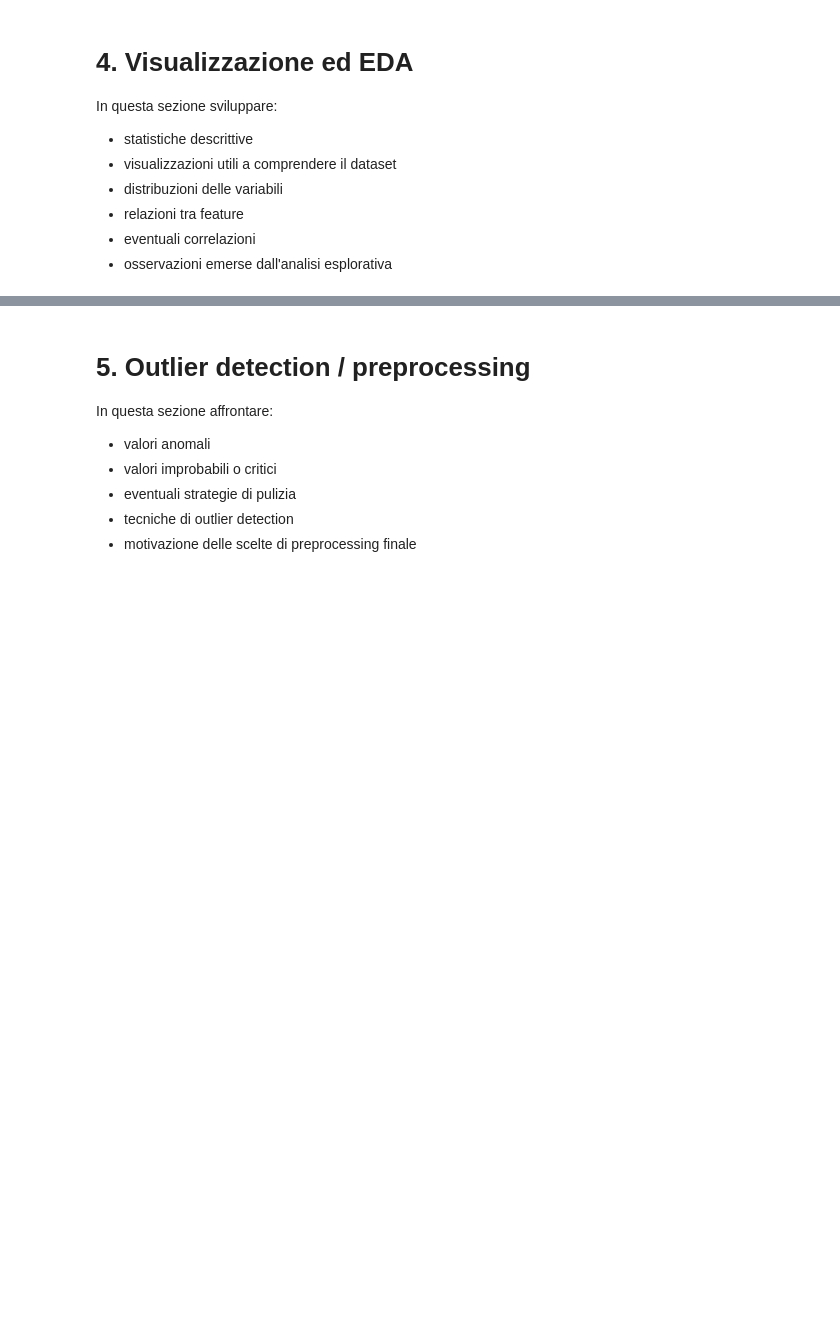
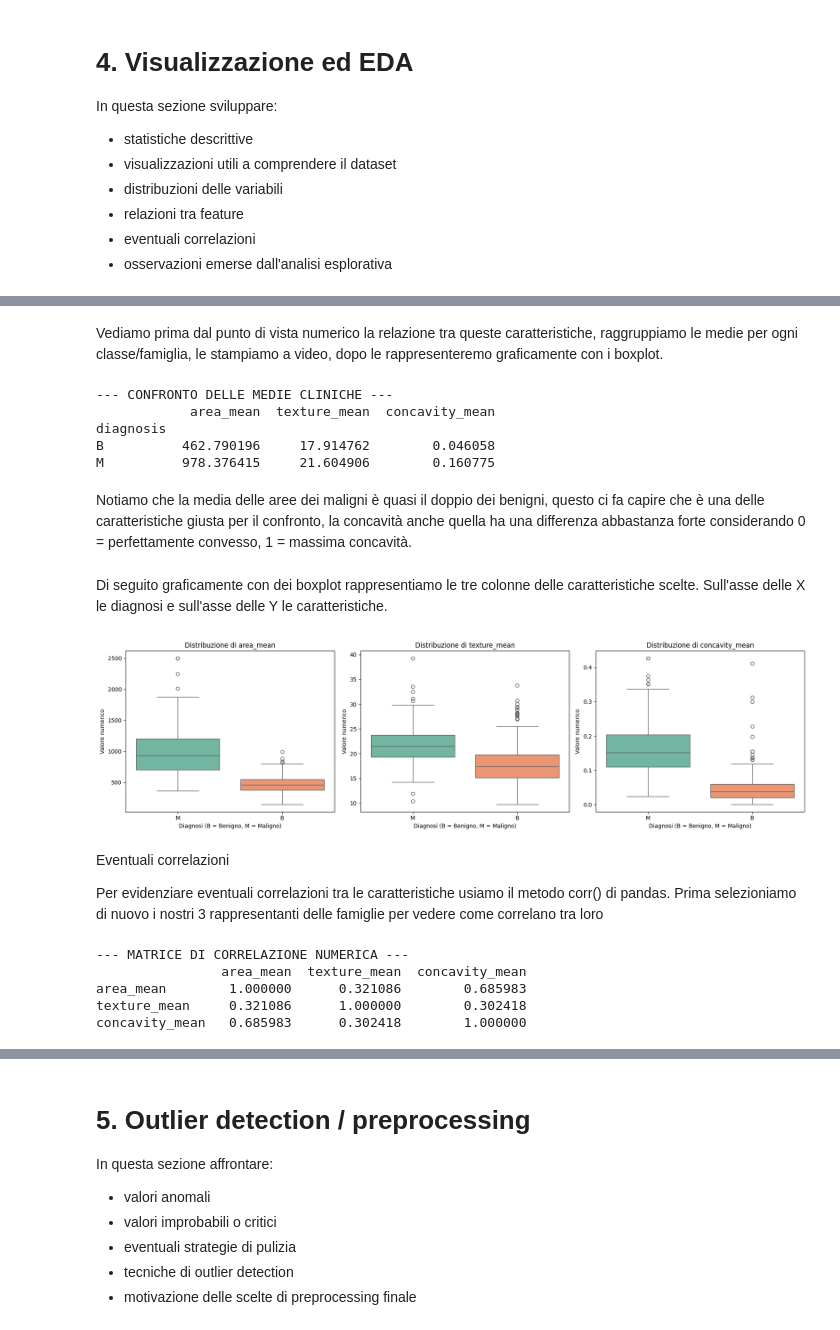
Before and after one commit to AntoninoCardillo2/ProgettoML_Cardillo_Ragazzini, a Jupyter notebook: Template_progetto_esame.ipynb, the cells around one changed output, grey strips where cells are left out. Cells and saved outputs as stored; diff of their text form; code cells hidden in the pictures; blank space fills up the shorter version.

Commit message:
Completamento della sezione EDA con descrizione del Dataset, selezione di tre caratteristiche e confronto sia testuale che graficamente, matrice di correlazione

```diff
--- a/Template_progetto_esame.ipynb
+++ b/Template_progetto_esame.ipynb
@@ -192,0 +214,51 @@ In questa sezione sviluppare:
+# %% [markdown]
+Vediamo prima dal punto di vista numerico la relazione tra queste caratteristiche, raggruppiamo le medie per ogni classe/famiglia, le stampiamo a video, dopo le rappresenteremo graficamente con i boxplot.
+# %%
+medie_per_classe = df.groupby('diagnosis').mean()
+colonne_chiave = ['area_mean', 'texture_mean', 'concavity_mean']
+
+print("--- CONFRONTO DELLE MEDIE CLINICHE ---")
+print(medie_per_classe[colonne_chiave])
+# %% [output]
+--- CONFRONTO DELLE MEDIE CLINICHE ---
+            area_mean  texture_mean  concavity_mean
+diagnosis
+B          462.790196     17.914762        0.046058
+M          978.376415     21.604906        0.160775
+# %% [markdown]
+Notiamo che la media delle aree dei maligni è quasi il doppio dei benigni, questo ci fa capire che è una delle caratteristiche giusta per il confronto, la concavità anche quella ha una differenza abbastanza forte considerando 0 = perfettamente convesso, 1 = massima concavità.
+# %% [markdown]
+Di seguito graficamente con dei boxplot rappresentiamo le tre colonne delle caratteristiche scelte. Sull'asse delle X le diagnosi e sull'asse delle Y le caratteristiche.
+# %%
+fig, axes = plt.subplots(1, 3, figsize=(18, 5))
+
+rappresentanti = ['area_mean', 'texture_mean', 'concavity_mean']
+
+for i, feature in enumerate(rappresentanti):
+    sns.boxplot(ax=axes[i], x='diagnosis', y=feature, data=df, hue='diagnosis', palette='Set2', legend=False)
+    axes[i].set_title(f'Distribuzione di {feature}')
+    axes[i].set_xlabel('Diagnosi (B = Benigno, M = Maligno)')
+    axes[i].set_ylabel('Valore numerico')
+
+plt.tight_layout()
+plt.show()
+# %% [output]
+[figure, added]
+# %% [markdown]
+Eventuali correlazioni
+
+Per evidenziare eventuali correlazioni tra le caratteristiche usiamo il metodo corr() di pandas. Prima selezioniamo di nuovo i nostri 3 rappresentanti delle famiglie per vedere come correlano tra loro
+# %%
+
+rappresentanti = ['area_mean', 'texture_mean', 'concavity_mean']
+
+tabella_correlazione = df[rappresentanti].corr()
+
+print("--- MATRICE DI CORRELAZIONE NUMERICA ---")
+print(tabella_correlazione)
+# %% [output]
+--- MATRICE DI CORRELAZIONE NUMERICA ---
+                area_mean  texture_mean  concavity_mean
+area_mean        1.000000      0.321086        0.685983
+texture_mean     0.321086      1.000000        0.302418
+concavity_mean   0.685983      0.302418        1.000000
```
Also changed, not shown: parts of 16 cells of this notebook.
